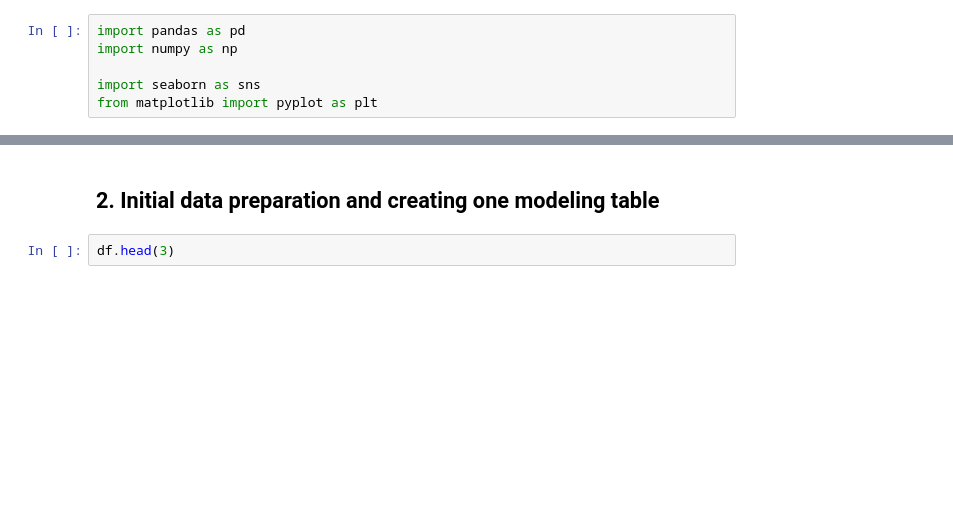
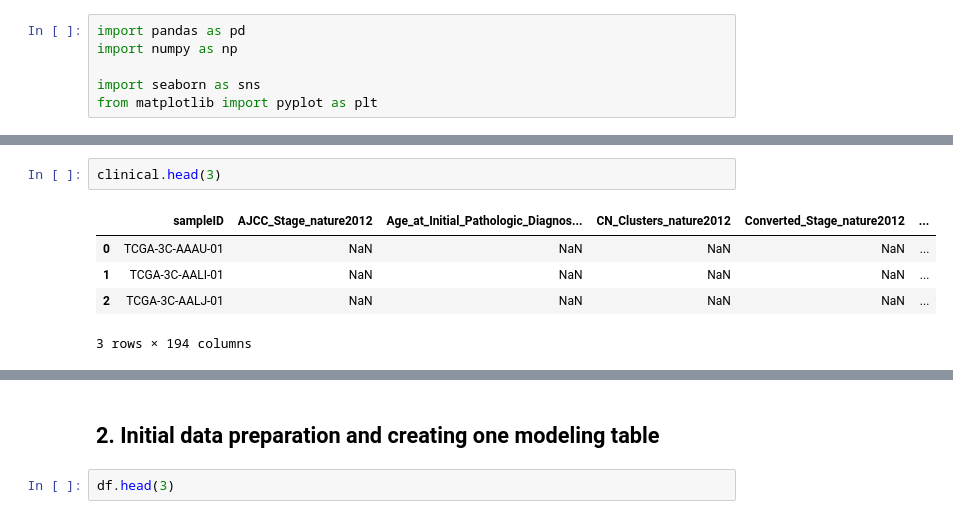
Before and after one commit to ekhlebus/tme-breast-cancer-subtype-prediction, a Jupyter notebook: tme-breast-cancer-subtype-prediction.ipynb, the cells around one changed output, grey strips where cells are left out. Cells and saved outputs as stored; diff of their text form; blank space fills up the shorter version.

```diff
--- a/tme-breast-cancer-subtype-prediction.ipynb
+++ b/tme-breast-cancer-subtype-prediction.ipynb
@@ -83,0 +78,8 @@ len(df)
+# %%
+clinical.head(3)
+# %% [output]
+|  | sampleID | AJCC_Stage_nature2012 | Age_at_Initial_Pathologic_Diagnos... | CN_Clusters_nature2012 | Converted_Stage_nature2012 | ... |
+| 0 | TCGA-3C-AAAU-01 | NaN | NaN | NaN | NaN | ... |
+| 1 | TCGA-3C-AALI-01 | NaN | NaN | NaN | NaN | ... |
+| 2 | TCGA-3C-AALJ-01 | NaN | NaN | NaN | NaN | ... |
+3 rows × 194 columns
```
Also changed, not shown: parts of 39 cells of this notebook.
